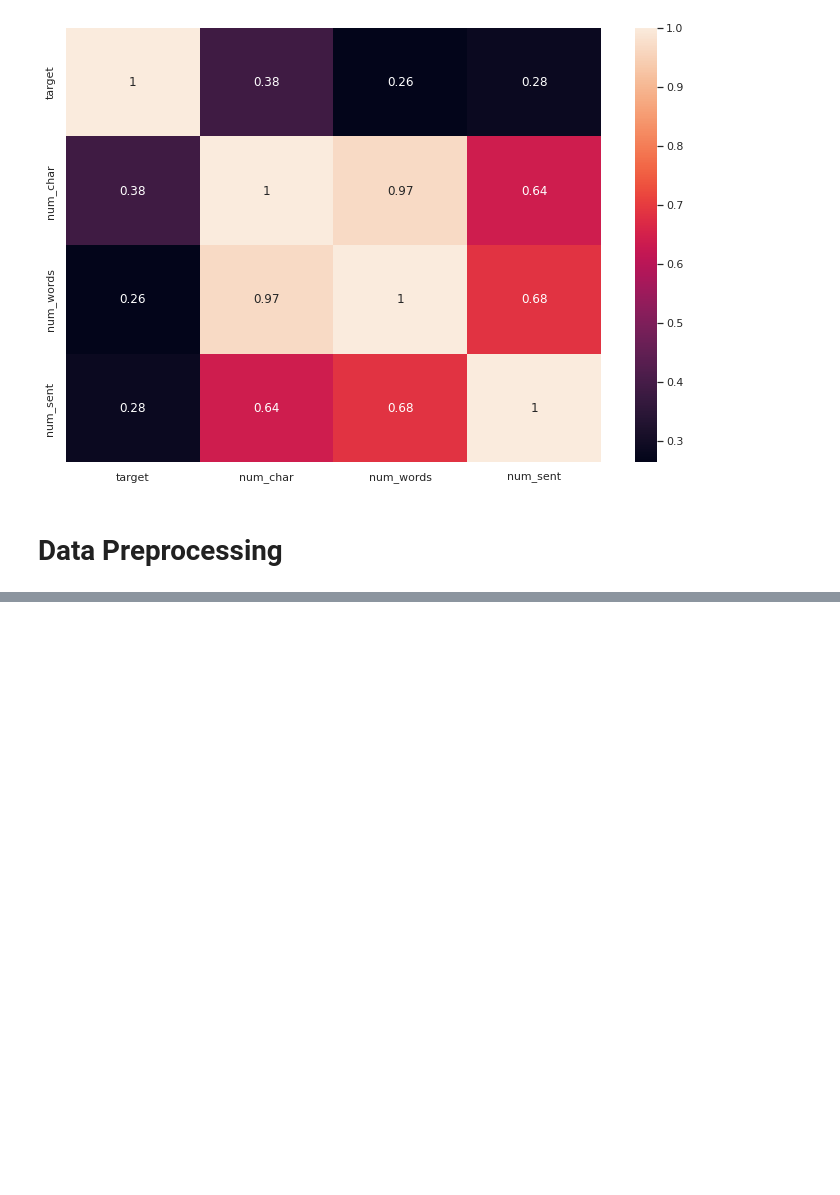
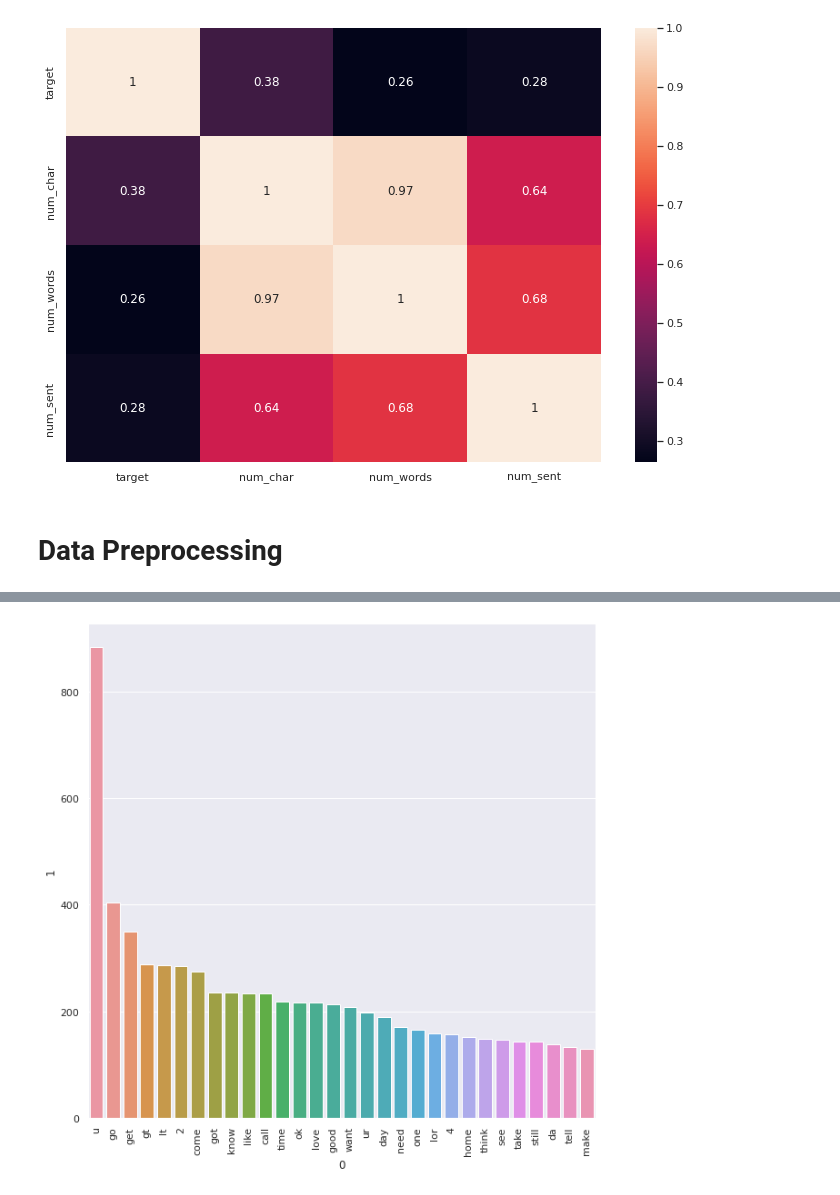
Before and after one commit to Micky373/spam_classifier, a Jupyter notebook: notebooks/spam_classifier.ipynb, the cells around one changed output, grey strips where cells are left out. Cells and saved outputs as stored; diff of their text form; code cells hidden in the pictures; blank space fills up the shorter version.

```diff
--- a/notebooks/spam_classifier.ipynb
+++ b/notebooks/spam_classifier.ipynb
@@ -254,0 +363,9 @@ plt.show()
+# %%
+# Let us do the same for the ham messages
+
+ham_word_list = []
+for message in df[df['target'] == 0]['transformed_message'].tolist():
+    for word in message.split():
+        ham_word_list.append(word)
+
+Counter(ham_word_list).most_common(10)
@@ -254,0 +398,15 @@ plt.show()
+# %%
+# Let us visualize for the ham messages too
+
+ham_df = pd.DataFrame(Counter(ham_word_list).most_common(30))
+
+plt.figure(figsize=(10,10))
+sns.barplot(ham_df,
+            x = ham_df[0],
+            y = ham_df[1]
+           )
+plt.xticks(rotation='vertical')
+plt.savefig('../charts/bar_plot_ham_words.png')
+plt.show()
+# %% [output]
+[figure, added]
```
Also changed, not shown: parts of 9 cells of this notebook, 4 other files.
